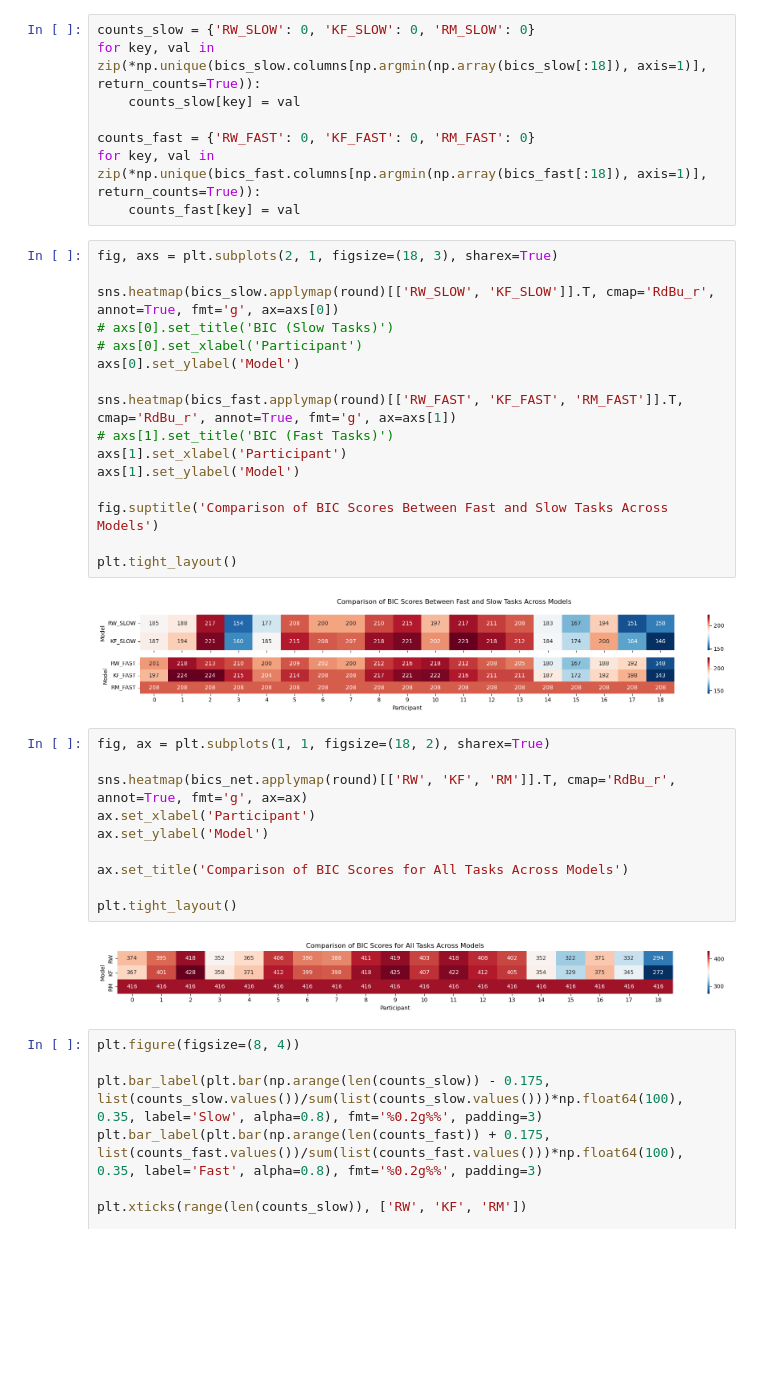
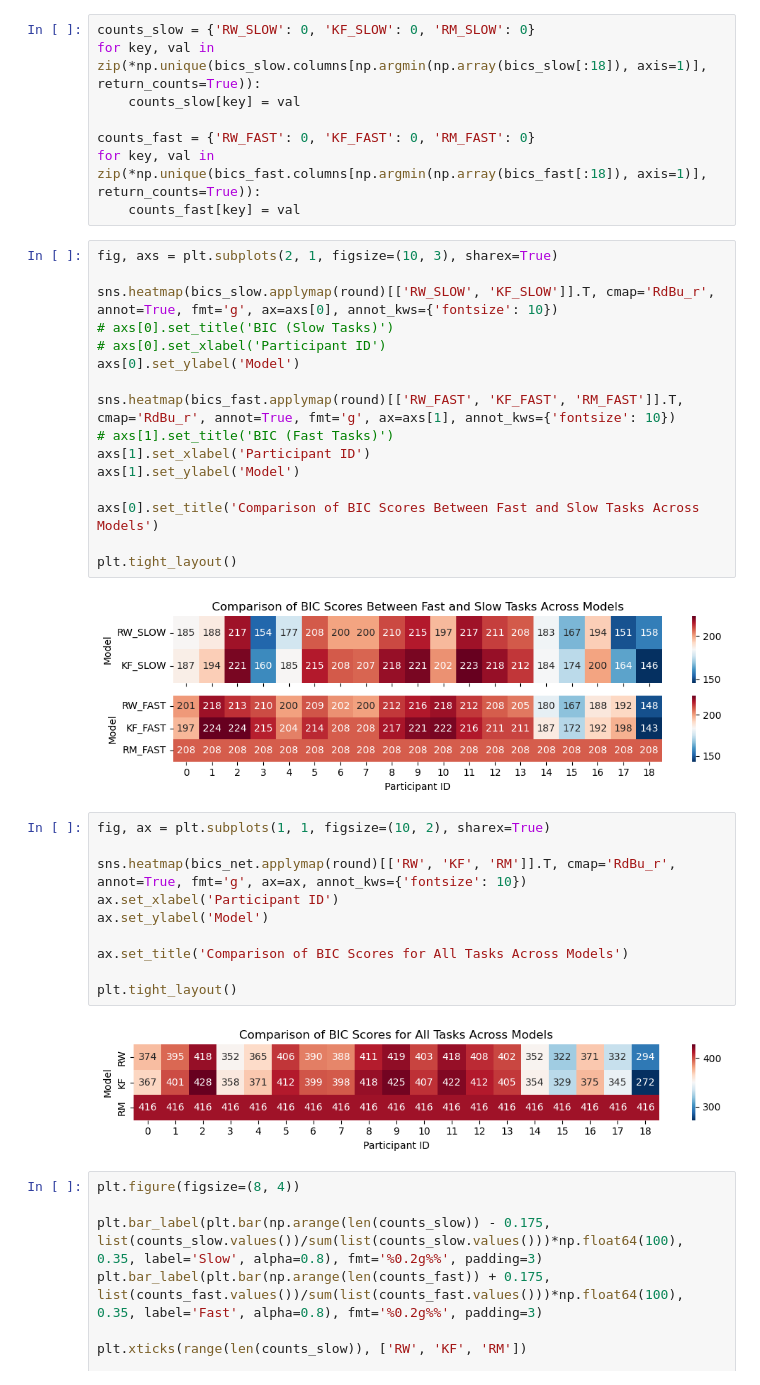
Before and after one commit to pulkitgoyal56/CCCP, a Jupyter notebook: CCCP.ipynb, the cells around one changed output. Drawn from its saved outputs; the diff is of its cells as text; blank space fills up the shorter version.

Commit message:
update CCCP.ipynb
- change fig sizes for heatmaps

```diff
--- a/CCCP.ipynb
+++ b/CCCP.ipynb
@@ -625,35 +625,35 @@ counts_fast = {'RW_FAST': 0, 'KF_FAST': 0, 'RM_FAST': 0}
 for key, val in zip(*np.unique(bics_fast.columns[np.argmin(np.array(bics_fast[:18]), axis=1)], return_counts=True)):
     counts_fast[key] = val
 # %%
-fig, axs = plt.subplots(2, 1, figsize=(18, 3), sharex=True)
+fig, axs = plt.subplots(2, 1, figsize=(10, 3), sharex=True)
 
-sns.heatmap(bics_slow.applymap(round)[['RW_SLOW', 'KF_SLOW']].T, cmap='RdBu_r', annot=True, fmt='g', ax=axs[0])
+sns.heatmap(bics_slow.applymap(round)[['RW_SLOW', 'KF_SLOW']].T, cmap='RdBu_r', annot=True, fmt='g', ax=axs[0], annot_kws={'fontsize': 10})
 # axs[0].set_title('BIC (Slow Tasks)')
-# axs[0].set_xlabel('Participant')
+# axs[0].set_xlabel('Participant ID')
 axs[0].set_ylabel('Model')
 
-sns.heatmap(bics_fast.applymap(round)[['RW_FAST', 'KF_FAST', 'RM_FAST']].T, cmap='RdBu_r', annot=True, fmt='g', ax=axs[1])
+sns.heatmap(bics_fast.applymap(round)[['RW_FAST', 'KF_FAST', 'RM_FAST']].T, cmap='RdBu_r', annot=True, fmt='g', ax=axs[1], annot_kws={'fontsize': 10})
 # axs[1].set_title('BIC (Fast Tasks)')
-axs[1].set_xlabel('Participant')
+axs[1].set_xlabel('Participant ID')
 axs[1].set_ylabel('Model')
 
-fig.suptitle('Comparison of BIC Scores Between Fast and Slow Tasks Across Models')
+axs[0].set_title('Comparison of BIC Scores Between Fast and Slow Tasks Across Models')
 
 plt.tight_layout()
 # %% [output]
-[figure, old version]
+[figure, new version]
 # %%
-fig, ax = plt.subplots(1, 1, figsize=(18, 2), sharex=True)
+fig, ax = plt.subplots(1, 1, figsize=(10, 2), sharex=True)
 
-sns.heatmap(bics_net.applymap(round)[['RW', 'KF', 'RM']].T, cmap='RdBu_r', annot=True, fmt='g', ax=ax)
-ax.set_xlabel('Participant')
+sns.heatmap(bics_net.applymap(round)[['RW', 'KF', 'RM']].T, cmap='RdBu_r', annot=True, fmt='g', ax=ax, annot_kws={'fontsize': 10})
+ax.set_xlabel('Participant ID')
 ax.set_ylabel('Model')
 
 ax.set_title('Comparison of BIC Scores for All Tasks Across Models')
 
 plt.tight_layout()
 # %% [output]
-[figure, old version]
+[figure, new version]
 # %%
 plt.figure(figsize=(8, 4))
 
```
